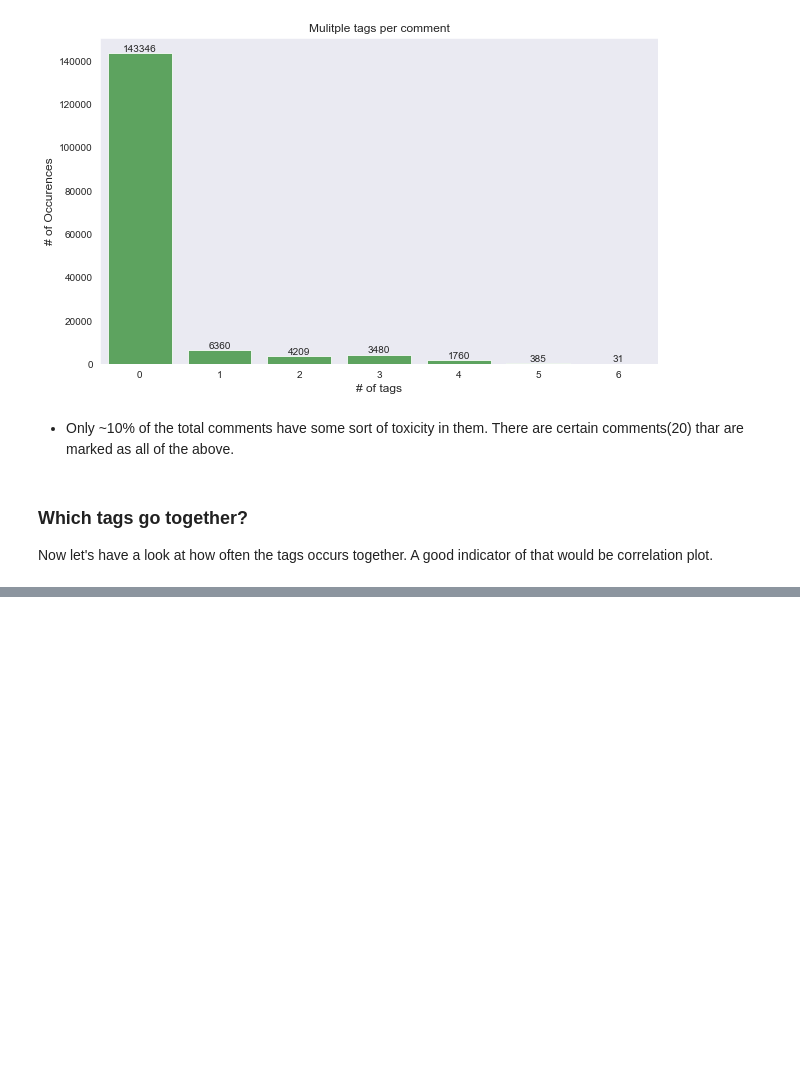
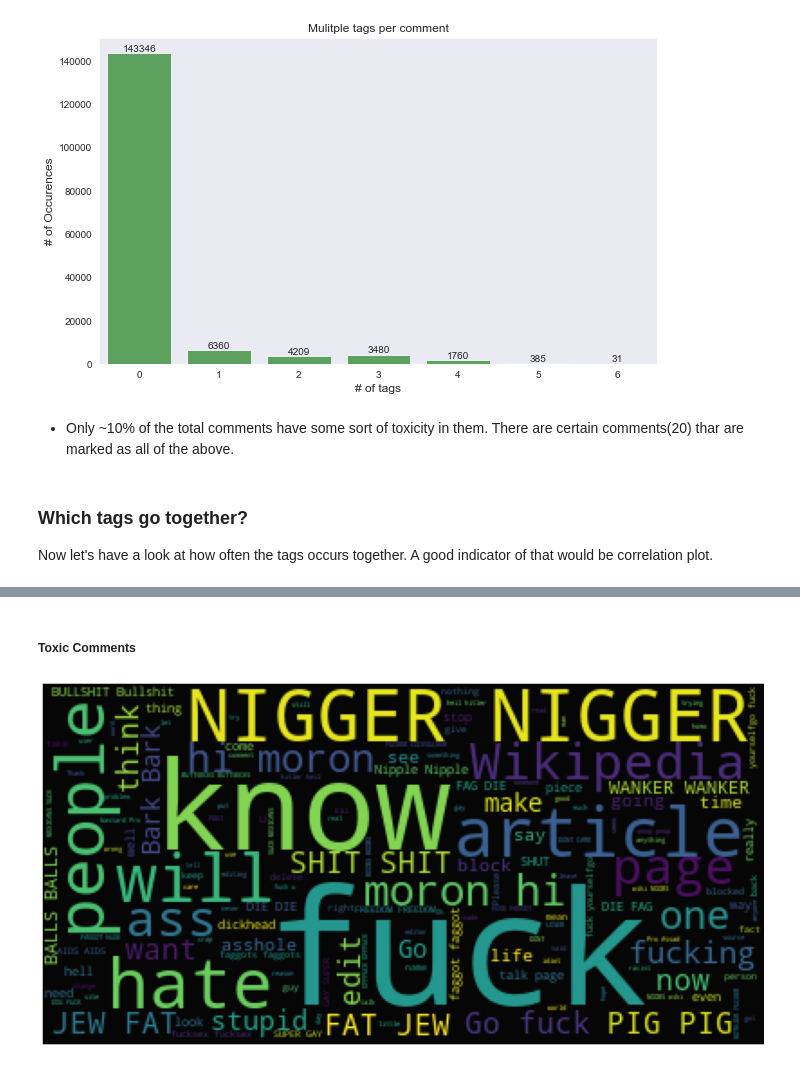
Before and after one commit to karan842/comment-toxicity, a Jupyter notebook: notebooks/01_data_loading_and_EDA.ipynb, the cells around one changed output, grey strips where cells are left out. Drawn from its saved outputs; the diff is of its cells as text; code cells hidden in the pictures; blank space fills up the shorter version.

```diff
--- a/notebooks/01_data_loading_and_EDA.ipynb
+++ b/notebooks/01_data_loading_and_EDA.ipynb
@@ -206,0 +346,14 @@ Now let's have a look at how often the tags occurs together. A good indicator of
+# %% [markdown]
+##### Toxic Comments
+# %%
+subset_toxic=train[train.toxic==True]
+text=subset_toxic.comment_text.values
+wc= WordCloud(background_color="black",max_words=2000,stopwords=stopwords)
+wc.generate(" ".join(text))
+plt.figure(figsize=(20,10))
+plt.axis("off")
+plt.imshow(wc.recolor(colormap= 'viridis' , random_state=17), alpha=0.98)
+plt.savefig('../insights/wordclouds/toxic_comments_wc.png')
+plt.show()
+# %% [output]
+[figure, added]
```
Also changed, not shown: parts of 22 cells of this notebook, 9 other files.
